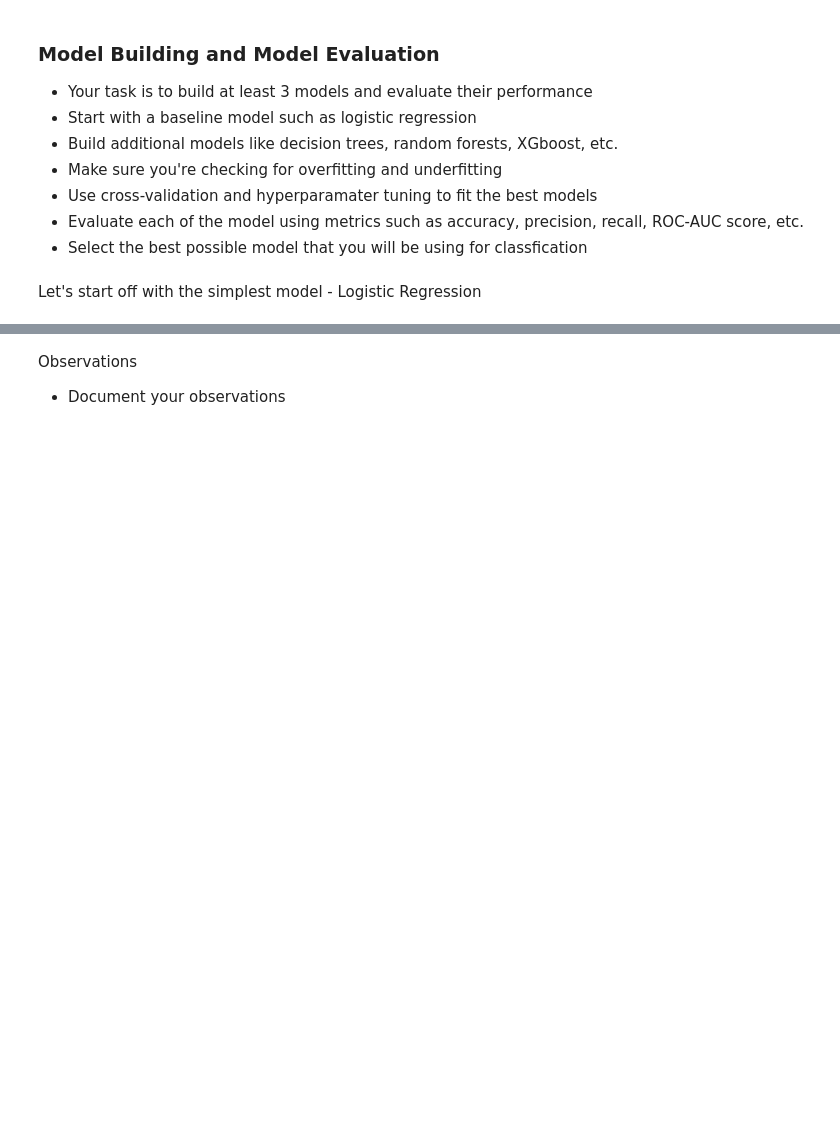
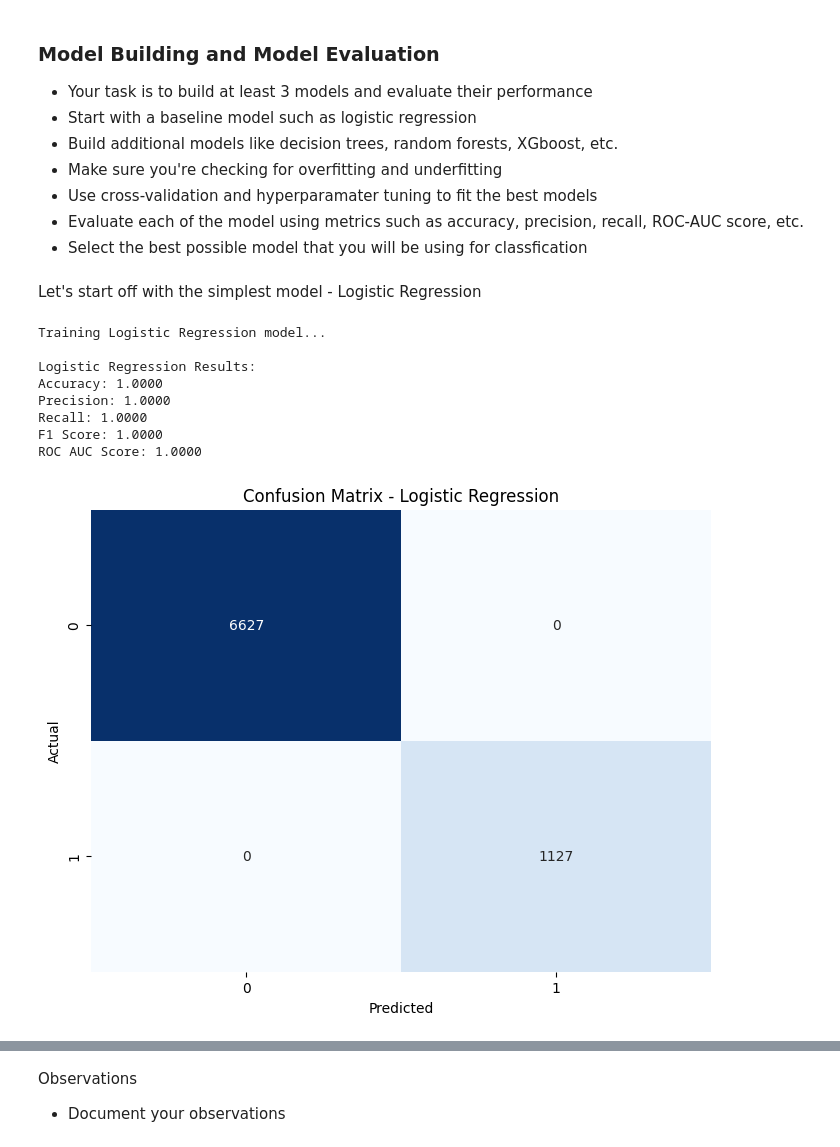
Before and after one commit to rajesh991986/Ik, a Jupyter notebook: Starter_Code_Loan_Approval_Lending_Club.ipynb, the cells around one changed output, grey strips where cells are left out. Cells and saved outputs as stored; diff of their text form; code cells hidden in the pictures; blank space fills up the shorter version.

Commit message:
Creating Models

```diff
--- a/Starter_Code_Loan_Approval_Lending_Club.ipynb
+++ b/Starter_Code_Loan_Approval_Lending_Club.ipynb
@@ -995,7 +995,8 @@ Before building the machine learning model, we shall perform
 # %%
 # 1. Separate features and target variable
 X = loans_df.drop('loan_status', axis=1)
-y = loans_df['loan_status']
+# Convert target to binary (1 for 'Charged Off', 0 for 'Fully Paid')
+y = (loans_df['loan_status'] == 'Charged Off').astype(int)
 # %%
 # 2. Identify categorical and numerical columns
 categorical_cols = X.select_dtypes(include=['object', 'category']).columns.tolist()
@@ -1093,0 +1089,36 @@ from sklearn.metrics import classification_report
+# %%
+# 1. Baseline Model: Logistic Regression
+print("Training Logistic Regression model...")
+lr_model = LogisticRegression(max_iter=1000, random_state=42)
+lr_model.fit(X_train_balanced, y_train_balanced)
+
+# Make predictions
+lr_pred = lr_model.predict(X_test_processed)
+lr_pred_proba = lr_model.predict_proba(X_test_processed)[:, 1]
+
+# Evaluate the model
+print("\nLogistic Regression Results:")
+print(f"Accuracy: {accuracy_score(y_test, lr_pred):.4f}")
+print(f"Precision: {precision_score(y_test, lr_pred):.4f}")
+print(f"Recall: {recall_score(y_test, lr_pred):.4f}")
+print(f"F1 Score: {f1_score(y_test, lr_pred):.4f}")
+print(f"ROC AUC Score: {roc_auc_score(y_test, lr_pred_proba):.4f}")
+
+# Display confusion matrix
+plt.figure(figsize=(8, 6))
+cm = confusion_matrix(y_test, lr_pred)
+sns.heatmap(cm, annot=True, fmt='d', cmap='Blues', cbar=False)
+plt.title('Confusion Matrix - Logistic Regression')
+plt.ylabel('Actual')
+plt.xlabel('Predicted')
+plt.show()
+# %% [output]
+Training Logistic Regression model...
+
+Logistic Regression Results:
+Accuracy: 1.0000
+Precision: 1.0000
+Recall: 1.0000
+F1 Score: 1.0000
+ROC AUC Score: 1.0000
+[figure, added]
```
Also changed, not shown: parts of 15 cells of this notebook.
